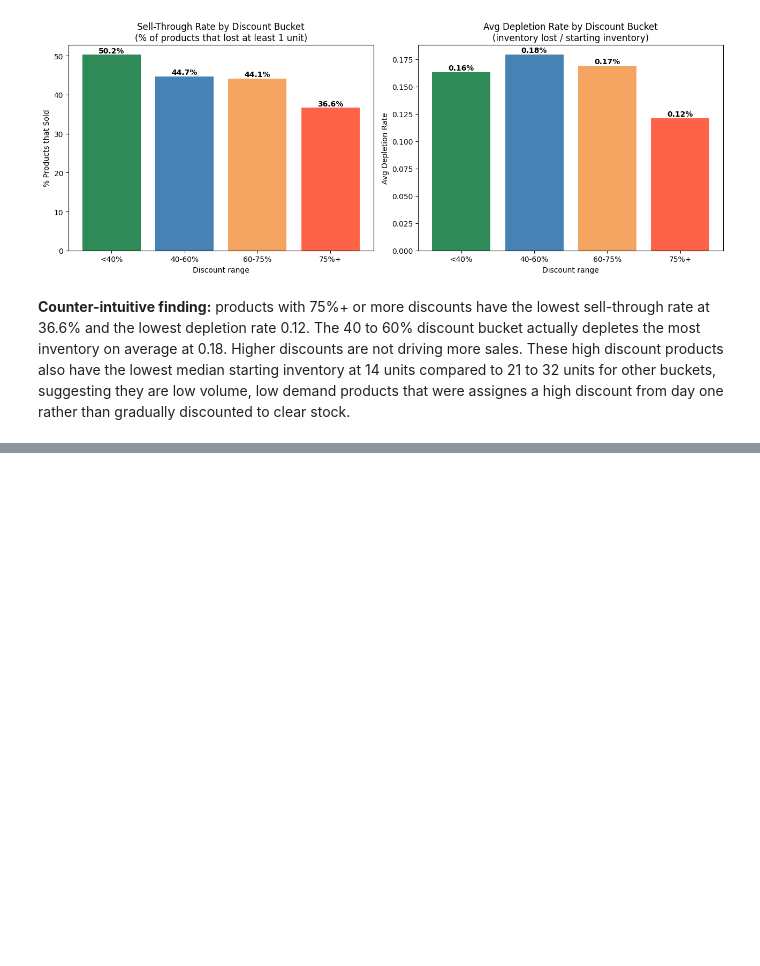
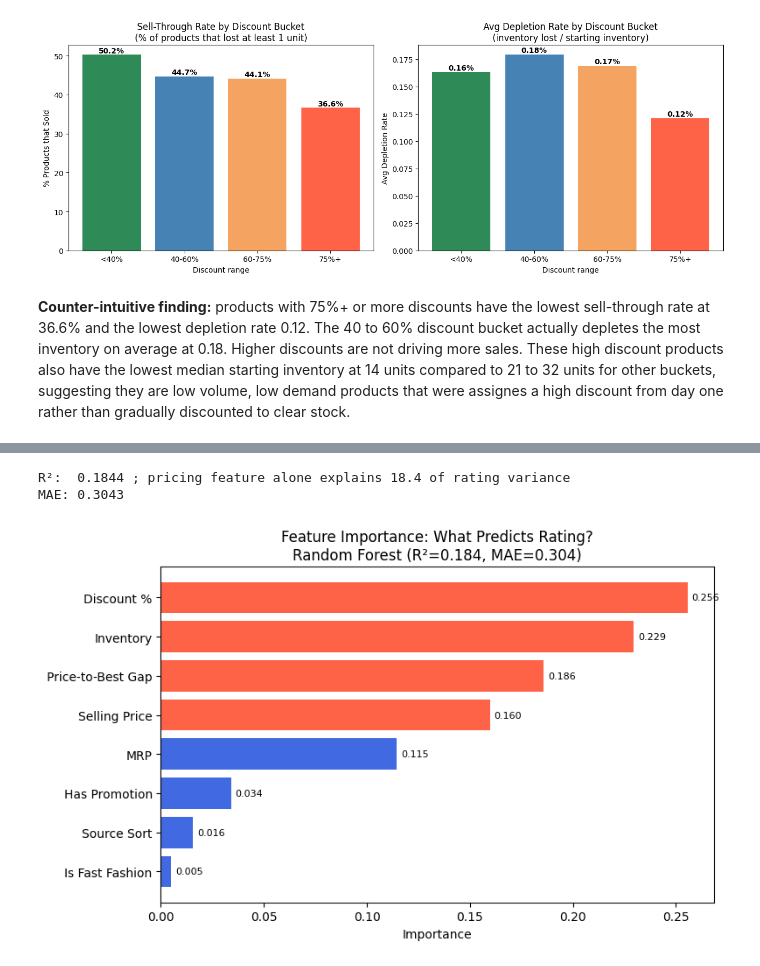
Before and after one commit to manjuq/myntra_pricing_analysis, a Jupyter notebook: analysis/myntra_analysis.ipynb, the cells around one changed output, grey strips where cells are left out. Cells and saved outputs as stored; diff of their text form; code cells hidden in the pictures; blank space fills up the shorter version.

```diff
--- a/analysis/myntra_analysis.ipynb
+++ b/analysis/myntra_analysis.ipynb
@@ -533,0 +793,62 @@ These high discount products also have the lowest median starting inventory at 1
+# %%
+from sklearn.ensemble import  RandomForestRegressor
+from sklearn.model_selection import train_test_split
+from sklearn.metrics import r2_score, mean_absolute_error
+
+# one row per unique product, averaged across appearances
+model_df = df[df['rating'] > 0].groupby('product_id').agg(
+    rating=('rating', 'mean'),
+    discount_pct=('discount_pct', 'mean'),
+    mrp=('mrp', 'mean'),
+    price=('price', 'mean'),
+    inventory=('inventory', 'mean'),
+    has_promotion=('has_promotion', lambda x: x.astype(str).str.lower().isin(['true','1','yes']).mean()),
+    is_fast_fashion=('is_fast_fashion', 'first'),
+    source_sort=('source_sort', lambda x: x.mode()[0]),
+    price_to_best_gap=('price_to_best_gap_pct', 'mean')
+).reset_index().dropna()
+
+model_df['source_sort_enc']     = model_df['source_sort'].map({'popularity': 0, 'discount': 1, 'recommended': 2})
+model_df['is_fast_fashion_enc'] = model_df['is_fast_fashion'].astype(int)
+
+feature_cols_model = ['discount_pct', 'mrp', 'price', 'inventory',
+                      'has_promotion', 'is_fast_fashion_enc', 'source_sort_enc', 'price_to_best_gap']
+feature_labels     = ['Discount %', 'MRP', 'Selling Price', 'Inventory',
+                      'Has Promotion', 'Is Fast Fashion', 'Source Sort', 'Price-to-Best Gap']
+
+X_model = model_df[feature_cols_model]
+y_model = model_df['rating']
+Xtrain, Xtest, ytrain, ytest = train_test_split(X_model, y_model, test_size=0.2, random_state=42)
+
+rf = RandomForestRegressor(n_estimators=100, max_depth=8, random_state=42, n_jobs=-1)
+rf.fit(Xtrain, ytrain)
+ypred = rf.predict(Xtest)
+
+r2 = r2_score(ytest, ypred)
+mae = mean_absolute_error(ytest, ypred)
+
+print(f'R²:  {r2:.4f} ; pricing feature alone explains {r2*100:.1f} of rating variance')
+print(f'MAE: {mae:.4f}')
+# %% [output]
+R²:  0.1844 ; pricing feature alone explains 18.4 of rating variance
+MAE: 0.3043
+# %%
+importance_df = pd.DataFrame({
+    'feature': feature_labels,
+    'importance': rf.feature_importances_
+}).sort_values('importance')
+
+fig, ax = plt.subplots(figsize=(8, 5))
+
+colors = ['tomato' if i>importance_df['importance'].median() else 'royalblue' for i in importance_df['importance']]
+ax.barh(importance_df['feature'], importance_df['importance'], color=colors)
+ax.set_title(f'Feature Importance: What Predicts Rating?\nRandom Forest (R²={r2:.3f}, MAE={mae:.3f})')
+ax.set_xlabel('Importance')
+
+for i, (_, row) in enumerate(importance_df.iterrows()):
+    ax.annotate(f'{row['importance']:.3f}', xy=(row['importance'], i),
+                xytext=(row['importance']+0.002, i), fontsize=8, va='center')
+plt.tight_layout()
+plt.show()
+# %% [output]
+[figure, added]
```
Also changed, not shown: parts of 15 cells of this notebook.
